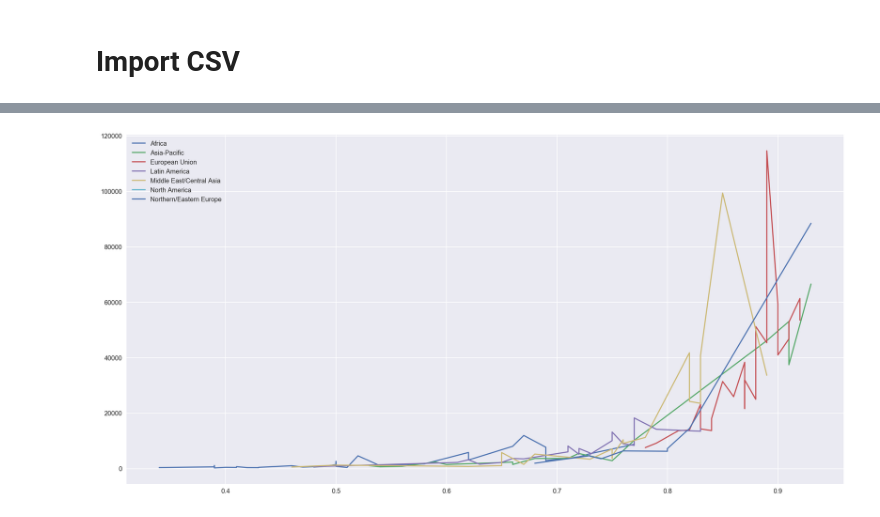
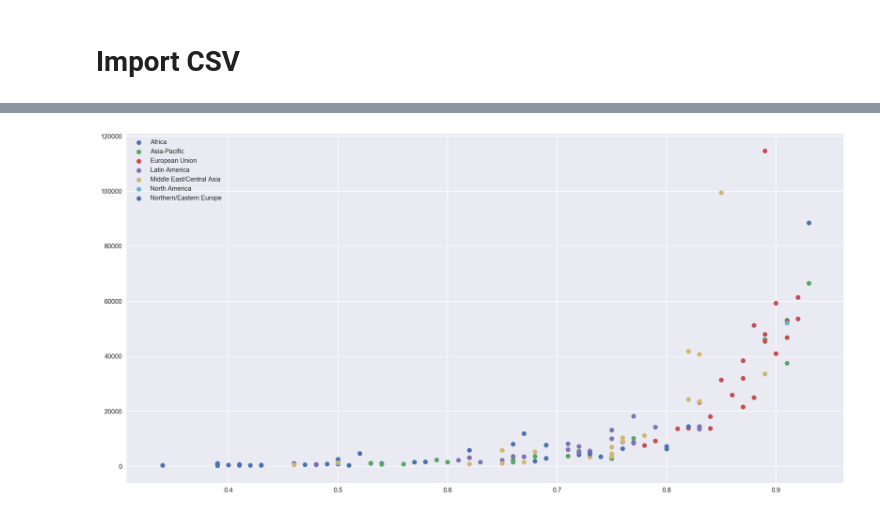
Before and after one commit to roumenguha/ECE143-Final-Project, a Jupyter notebook: Visualization_RoumenGuha.ipynb, the cells around one changed output, grey strips where cells are left out. Saved outputs shown, nothing was run; the diff lists cells and outputs as text; code cells hidden in the pictures.

```diff
--- a/Visualization_RoumenGuha.ipynb
+++ b/Visualization_RoumenGuha.ipynb
@@ -4,8 +4,13 @@ from functools import reduce
 import numpy as np
 import pandas as pd
 
+from sklearn import datasets, linear_model
+from sklearn.metrics import mean_squared_error, r2_score
+
 from matplotlib import pyplot as plt
 import seaborn as sns
 
 %config InlineBackend.figure_format = 'retina'
 %matplotlib inline
+
+plt.style.use('seaborn')
@@ -185,11 +86,10 @@ plt.scatter(df.T['HDI: Mean'], df.T['GDP: Mean'])
 # %%
-#plt.figure(figsize=(20, 10))
 plt.figure(figsize=(20, 10))
 labels = []
 for k, d in data.groupby('Region_x'):
     labels.append(str(k))
-    plt.plot(d.HDI, d['GDP per Capita'])
+    plt.scatter(d.HDI, d['GDP per Capita'])
 plt.legend(labels)
 plt.show()
 # %% [output]
-[figure, old version]
+[figure, new version]
```
Also changed, not shown: parts of 18 cells of this notebook, 2 other files.
